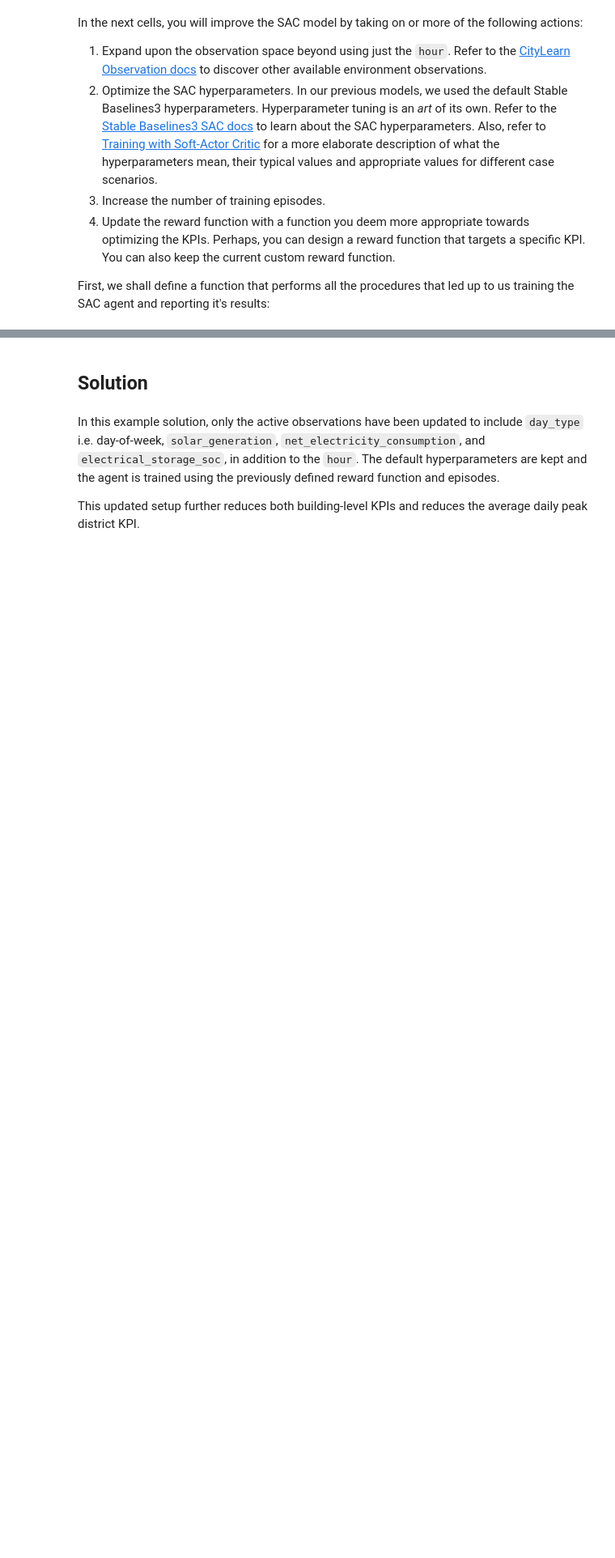
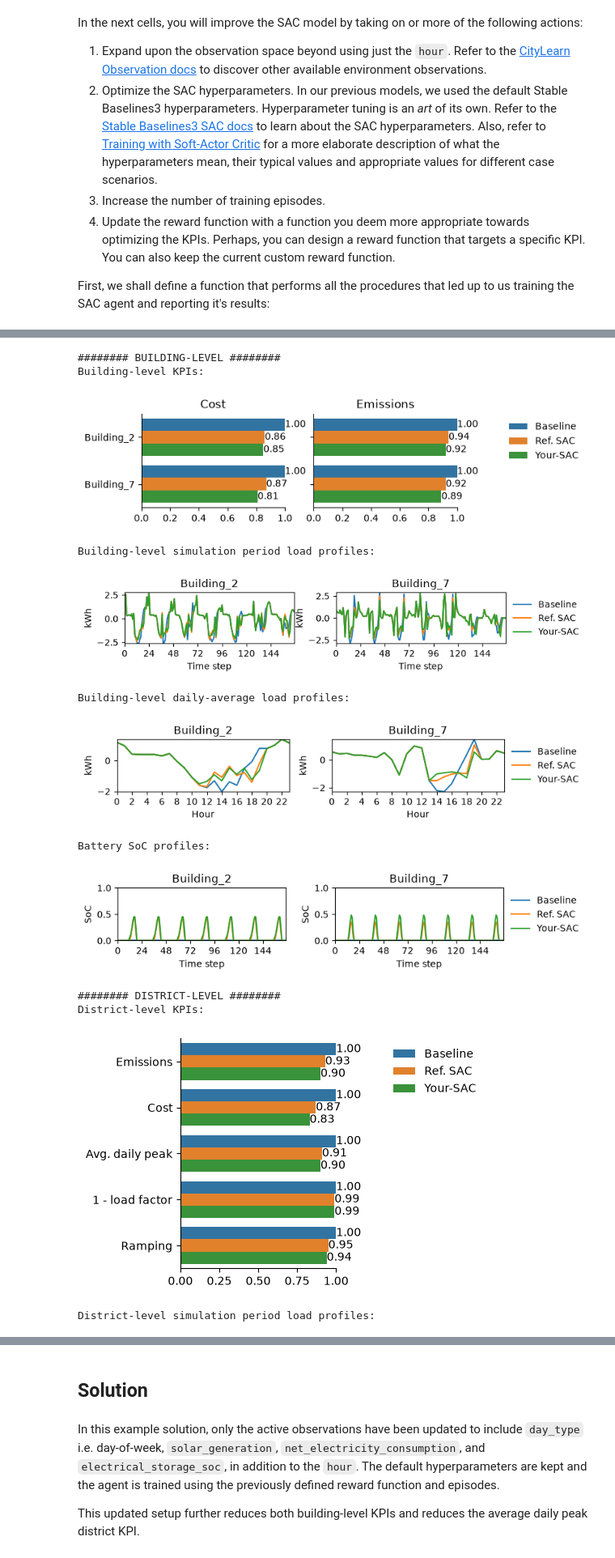
Before and after one commit to steve-salmond/citylearn, a Jupyter notebook: citylearn_ccai_tutorial.ipynb, the cells around one changed output, grey strips where cells are left out. Shown at 81% size. Saved outputs shown, nothing was run; the diff lists cells and outputs as text; code cells hidden in the pictures; blank space fills up the shorter version.

```diff
--- a/citylearn_ccai_tutorial.ipynb
+++ b/citylearn_ccai_tutorial.ipynb
@@ -2691,7 +2691,7 @@ your_agent_kwargs = {
 }
 
 # --------------- SET NUMBER OF TRAINING EPISODES ---------------
-your_episodes = ### 3.3: YOUR CODE HERE ###
+your_episodes = 15
 
 # --------------- DEFINE CUSTOM REWARD FUNCTION -----------------
 class YourCustomReward(CustomReward):
@@ -2718,31 +2718,55 @@ class YourCustomReward(CustomReward):
         observations: list[dict[str, int | float]]
             List of all building observations at current
             :py:attr:`citylearn.citylearn.CityLearnEnv.time_step`
             that are got from calling
             :py:meth:`citylearn.building.Building.observations`.
 
         Returns
         -------
         reward: list[float]
             Reward for transition to current timestep.
         """
 
-        reward = ### 3.4: YOUR CODE HERE ###
+        # Existing reward logic:
+        reward_list = []
+
+        for o, m in zip(observations, self.env_metadata['buildings']):
+            cost = o['net_electricity_consumption']*o['electricity_pricing']
+            battery_soc = o['electrical_storage_soc']
+            penalty = -(1.0 + np.sign(cost)*battery_soc)
+            reward = penalty*abs(cost)
+            reward_list.append(reward)
+
+        reward = [sum(reward_list)]
 
         return reward
 
 # train and report
 your_results = train_your_custom_sac(
     agent_kwargs=your_agent_kwargs,
     episodes=your_episodes,
     reward_function=YourCustomReward,
     building_count=BUILDING_COUNT,
     day_count=DAY_COUNT,
     active_observations=your_active_observations,
     random_seed=RANDOM_SEED,
     reference_envs={
         'Baseline': baseline_env,
         'Ref. SAC': sacr_env
     },
     show_figures=True,
 )
+# %% [output]
+######## BUILDING-LEVEL ########
+Building-level KPIs:
+[figure, added]
+Building-level simulation period load profiles:
+[figure, added]
+Building-level daily-average load profiles:
+[figure, added]
+Battery SoC profiles:
+[figure, added]
+######## DISTRICT-LEVEL ########
+District-level KPIs:
+[figure, added]
+District-level simulation period load profiles:
```
Also changed, not shown: parts of 1 cell of this notebook.
